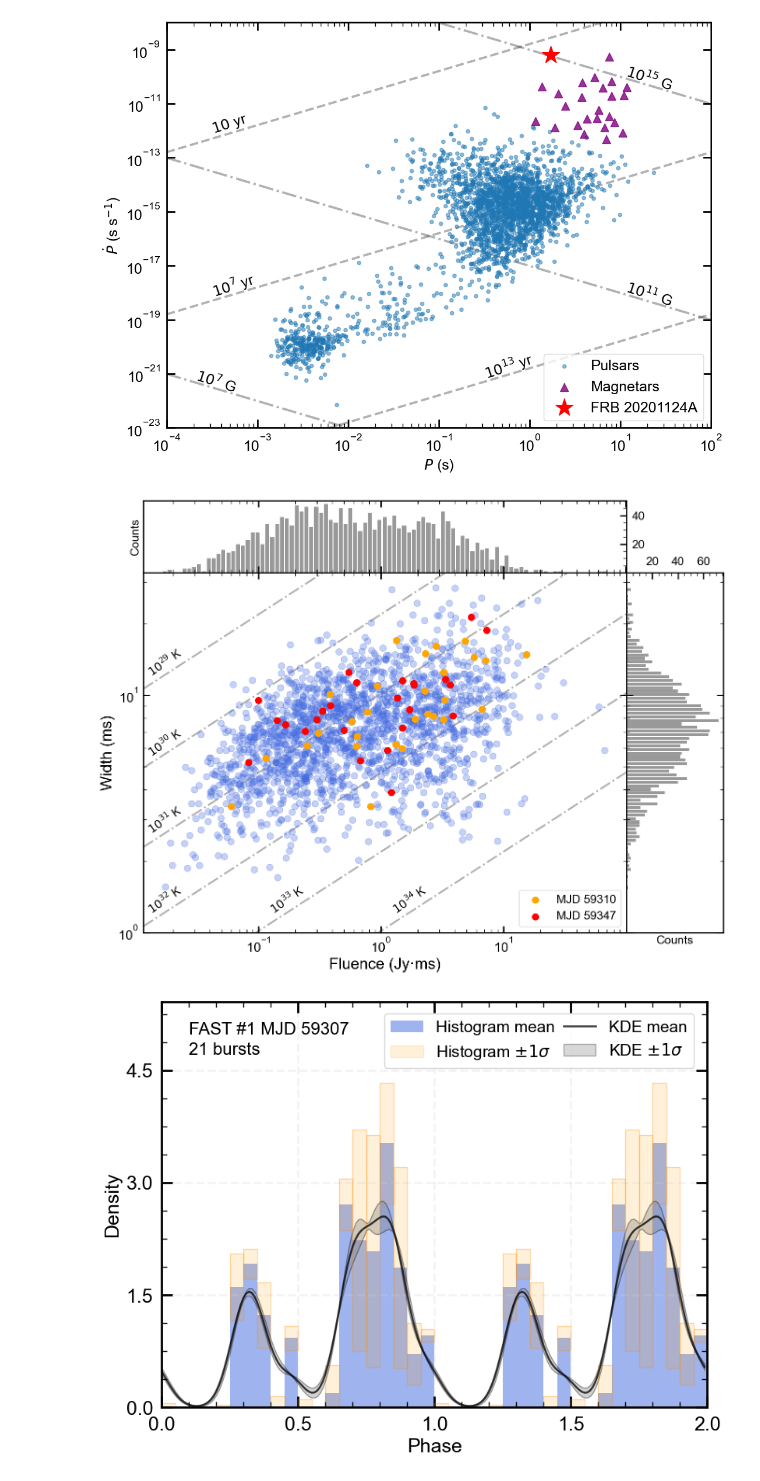
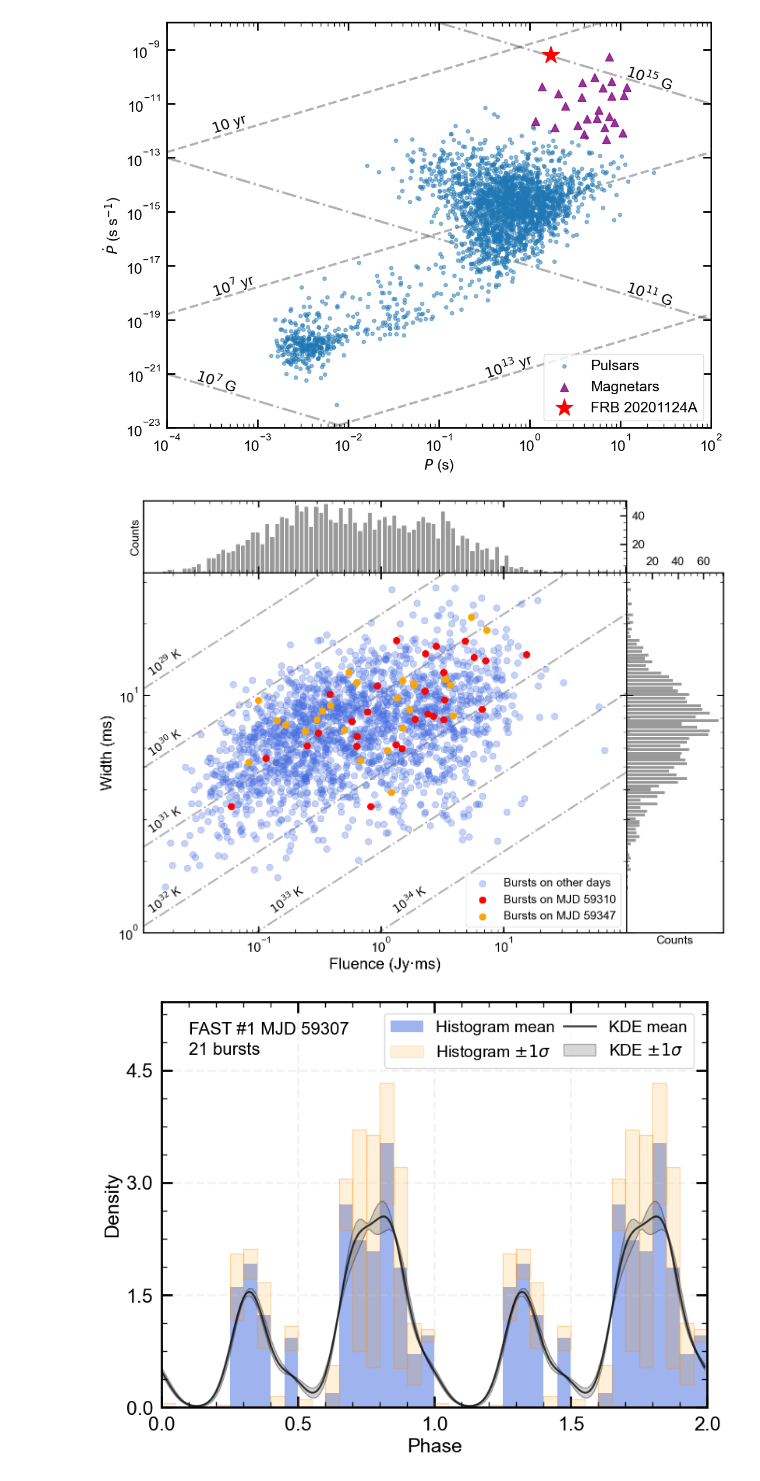
Before and after one commit to C-v-ke/searchforFRBperiodindepth, a Jupyter notebook: Plotting_Figures.ipynb, the cells around one changed output. Cells and saved outputs as stored; diff of their text form; code cells hidden in the pictures.

```diff
--- a/Plotting_Figures.ipynb
+++ b/Plotting_Figures.ipynb
@@ -70,20 +70,20 @@ def Xreaddata(path, col_indices, new_col_names, startrow=0):
     df = df.reset_index(drop=True)
     return df_0, df
 
-b_fast1=Xreaddata('Data\\20201124A\\Burst_Table\\FAST#1.csv',
+b_fast1=Xreaddata('Data/20201124A/Burst_Table/FAST#1.csv',
             [0,2,6,4],['t','s','w','f'],
             startrow=0)
 
-b_fast2=Xreaddata('Data\\20201124A\\Burst_Table\\FAST#2.csv',
+b_fast2=Xreaddata('Data/20201124A/Burst_Table/FAST#2.csv',
             [2,5,4,7],['t','s','w','f'],
             startrow=2)
 b_fast2[1]['s']=b_fast2[1]['s']/1000
 
-b_ugmrt=Xreaddata('Data\\20201124A\\Burst_Table\\uGMRT.csv',
+b_ugmrt=Xreaddata('Data/20201124A/Burst_Table/uGMRT.csv',
             [1,4,2,5],['t','s','w','f'],
             startrow=0)
 
-b_effelsberg=Xreaddata('Data\\20201124A\\Burst_Table\\Effelsberg.csv',
+b_effelsberg=Xreaddata('Data/20201124A/Burst_Table/Effelsberg.csv',
             [1,5,3,7],['t','s','w','f'],
             startrow=0)
 # %%
@@ -329,9 +331,9 @@ Text(0.5, 0, 'Phase')
 # %%
 # Plot Figure 3
-DATA_np = np.load('Data\\20201124A\\FAST#1_1863_Bursts\\DATA_list.npy', allow_pickle=True)
-SNR_np = np.load('Data\\20201124A\\FAST#1_1863_Bursts\\SNR_list.npy', allow_pickle=True)
-MJD_np = np.load('Data\\20201124A\\FAST#1_1863_Bursts\\MJD_list.npy', allow_pickle=True)
-Nbin_np = np.load('Data\\20201124A\\FAST#1_1863_Bursts\\Nbin_list.npy', allow_pickle=True)
+DATA_np = np.load('Data/20201124A/FAST#1_1863_Bursts/DATA_list.npy', allow_pickle=True)
+SNR_np = np.load('Data/20201124A/FAST#1_1863_Bursts/SNR_list.npy', allow_pickle=True)
+MJD_np = np.load('Data/20201124A/FAST#1_1863_Bursts/MJD_list.npy', allow_pickle=True)
+Nbin_np = np.load('Data/20201124A/FAST#1_1863_Bursts/Nbin_list.npy', allow_pickle=True)
 
 def Xselectdatas(mjd_np, x_np, nummin, dnum, sep):
     t_bins = np.arange(np.floor(MJD_np.min()) - (1 - sep), np.ceil(MJD_np.max()) + (1 - sep) + dnum, dnum)
@@ -473,9 +475,9 @@ Text(0, 0.5, '$\\dot P$ (s s$^{-1}$)')
 b_ss=burstverify_anyday(b_fast1, nummin=1,dnum=1,sep=0)
 fig = plt.figure(figsize=(16, 12))
 ax = plt.subplot()
-ax.scatter(b_fast1[1]['f'], b_fast1[1]['w'], marker='o',c='royalblue', alpha=0.3, s=100)
-ax.scatter(b_ss[1][3]['f'], b_ss[1][3]['w'], marker='o',c='orange', label='MJD 59310',alpha=1, s=100)
-ax.scatter(b_ss[1][35]['f'], b_ss[1][35]['w'], marker='o',c='red', label='MJD 59347',alpha=1, s=100)
+ax.scatter(b_fast1[1]['f'], b_fast1[1]['w'], marker='o',c='royalblue', label='Bursts on other days', alpha=0.3, s=100)
+ax.scatter(b_ss[1][3]['f'], b_ss[1][3]['w'], marker='o',c='red', label='Bursts on MJD 59310',alpha=1, s=100)
+ax.scatter(b_ss[1][35]['f'], b_ss[1][35]['w'], marker='o',c='orange', label='Bursts on MJD 59347',alpha=1, s=100)
 ax.set_xscale('log')
 ax.set_yscale('log')
 ax.legend(fontsize=18,loc='lower right')
@@ -508,34 +510,34 @@ ax.text(0.012, 12, '$10^{29}$ K'
         , fontsize=18, rotation=35)
 
 divider = make_axes_locatable(ax)
 ax_f = divider.append_axes('top', size='20%', pad=0)
 plt.grid()
 ax_w = divider.append_axes('right', size='20%', pad=0)
 plt.grid()
 
 f_counts, f_bins = np.histogram(b_fast1[1]['f'], bins=np.logspace(np.log10(xlim[0]), np.log10(xlim[1]), 100))
 ax_f.bar(f_bins[:-1], f_counts, width=np.diff(f_bins)*0.8, align='edge', color='grey', alpha=0.8,label='FRB 20201124A_FAST')
 ax_f.set_xscale('log')
 ax_f.set_xlim(xlim)
 ax_f.set_xticklabels([])
 ax_f.set_yticks([20,40])
 ax_f.set_ylabel('Counts', fontsize=18)
 ax_f.yaxis.set_ticks_position('right')
 ax_f.yaxis.set_label_position('left')
 ax_f.tick_params(axis='both', which='both', direction='in', labelsize=18)
 
 w_counts, w_bins = np.histogram(b_fast1[1]['w'], bins=np.logspace(np.log10(ylim[0]), np.log10(ylim[1]), 100))
 ax_w.barh(w_bins[:-1], w_counts, height=np.diff(w_bins)*0.8, align='edge', color='grey', alpha=0.8,label='FRB 20201124A_FAST')
 ax_w.set_yscale('log')
 ax_w.set_ylim(ylim)
 ax_w.set_yticklabels([])
 ax_w.set_xticks([20,40,60])
 ax_w.set_xlabel('Counts', fontsize=18)
 ax_w.xaxis.set_ticks_position('top')
 ax_w.xaxis.set_label_position('bottom')
 ax_w.tick_params(axis='both', which='both', direction='in', labelsize=18)
 # %% [output]
-[figure, old version]
+[figure, new version]
 # %%
 # Phase folding analysis based on a linear period-evolution model
 # Plot Figure 6
```
Also changed, not shown: parts of 4 cells of this notebook, 11 other files.
